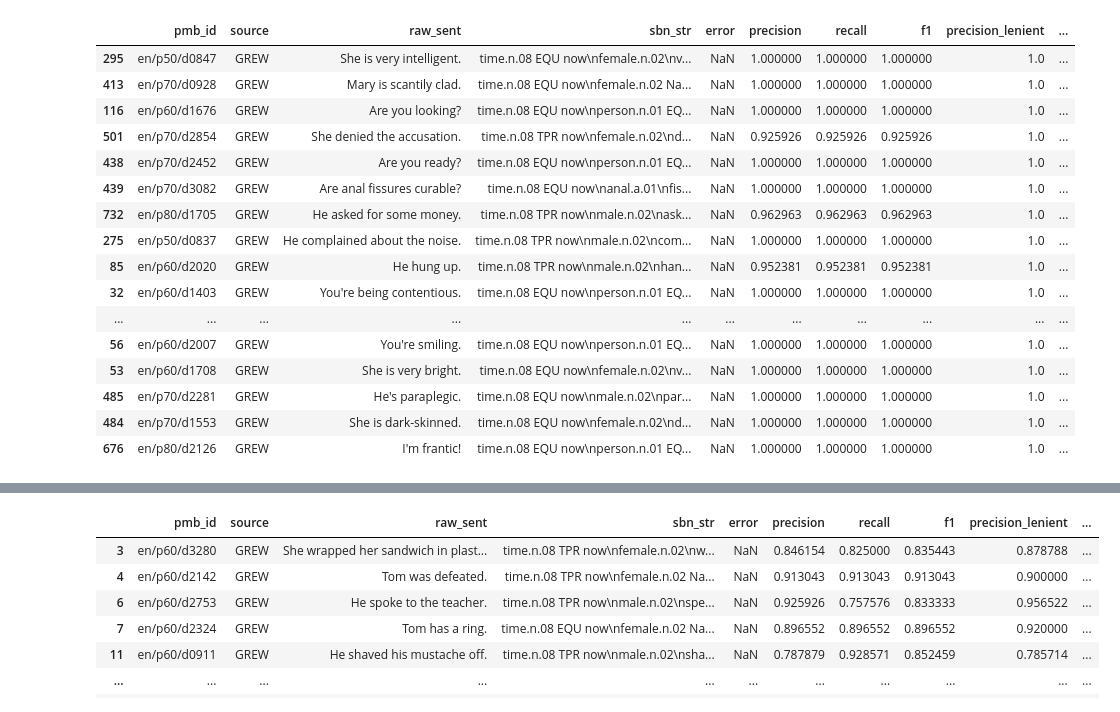
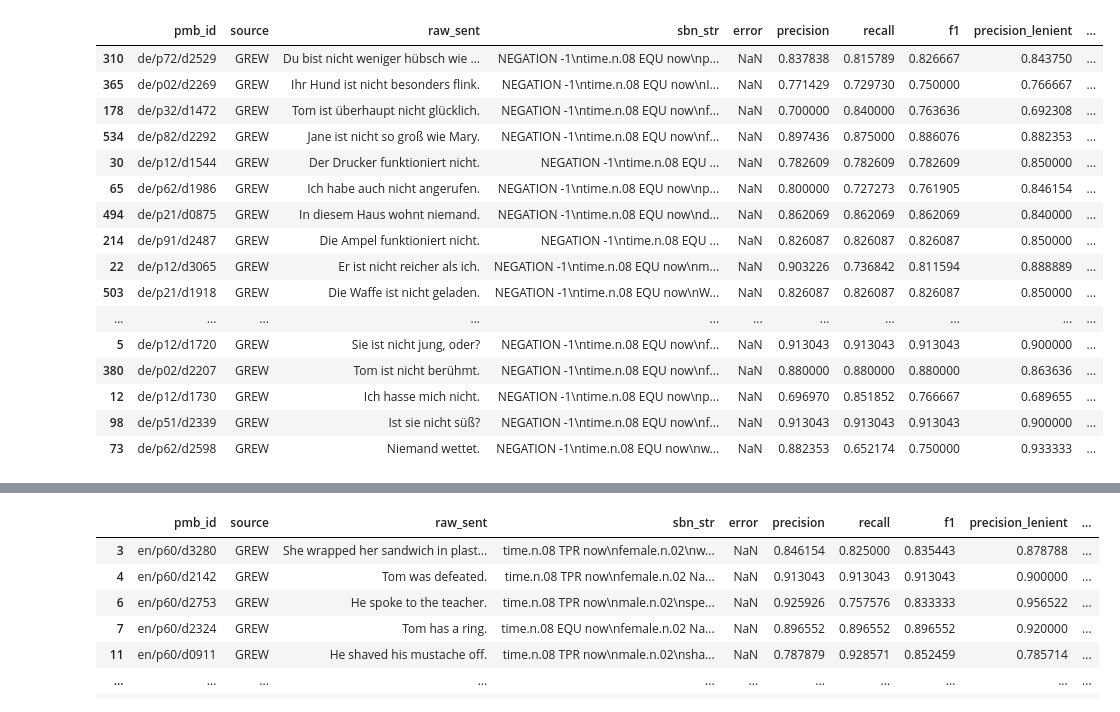
Before and after one commit to WPoelman/ud-boxer, a Jupyter notebook: notebooks/_result_analysis.ipynb, the cells around one changed output, grey strips where cells are left out. Drawn from its saved outputs; the diff is of its cells as text; code cells hidden in the pictures.

```diff
--- a/notebooks/_result_analysis.ipynb
+++ b/notebooks/_result_analysis.ipynb
@@ -2,27 +2,29 @@
 import pandas as pd
 
 # PATH = 'data/results/full_gold_run/en_gold_all.csv'
-PATH = '../data/results/rewrite/eval/results_eval_stanza.csv'
+# PATH = '../data/results/rewrite/en/eval/final_stanza.csv'
+# PATH = '../data/results/rewrite/en/eval/final_stanza.csv'
+PATH = '../data/results/rewrite/de/test/final_trankit.csv'
 
 df = pd.read_csv(PATH)
 # %%
 # Best scoring sentences
-df.sort_values('f1_lenient', ascending=False).head(20)
+df[df.sbn_str.str.contains('NEGATION')].sort_values('f1', ascending=False).head(20).sort_values(by="raw_sent", key=lambda x: x.str.len(), ascending=False)
 # %% [output]
 |  | pmb_id | source | raw_sent | sbn_str | error | precision | recall | f1 | precision_lenient | ... |
-| 295 | en/p50/d0847 | GREW | She is very intelligent. | time.n.08 EQU now\nfemale.n.02\nv... | NaN | 1.000000 | 1.000000 | 1.000000 | 1.0 | ... |
-| 413 | en/p70/d0928 | GREW | Mary is scantily clad. | time.n.08 EQU now\nfemale.n.02 Na... | NaN | 1.000000 | 1.000000 | 1.000000 | 1.0 | ... |
-| 116 | en/p60/d1676 | GREW | Are you looking? | time.n.08 EQU now\nperson.n.01 EQ... | NaN | 1.000000 | 1.000000 | 1.000000 | 1.0 | ... |
-| 501 | en/p70/d2854 | GREW | She denied the accusation. | time.n.08 TPR now\nfemale.n.02\nd... | NaN | 0.925926 | 0.925926 | 0.925926 | 1.0 | ... |
-| 438 | en/p70/d2452 | GREW | Are you ready? | time.n.08 EQU now\nperson.n.01 EQ... | NaN | 1.000000 | 1.000000 | 1.000000 | 1.0 | ... |
-| 439 | en/p70/d3082 | GREW | Are anal fissures curable? | time.n.08 EQU now\nanal.a.01\nfis... | NaN | 1.000000 | 1.000000 | 1.000000 | 1.0 | ... |
-| 732 | en/p80/d1705 | GREW | He asked for some money. | time.n.08 TPR now\nmale.n.02\nask... | NaN | 0.962963 | 0.962963 | 0.962963 | 1.0 | ... |
-| 275 | en/p50/d0837 | GREW | He complained about the noise. | time.n.08 TPR now\nmale.n.02\ncom... | NaN | 1.000000 | 1.000000 | 1.000000 | 1.0 | ... |
-| 85 | en/p60/d2020 | GREW | He hung up. | time.n.08 TPR now\nmale.n.02\nhan... | NaN | 0.952381 | 0.952381 | 0.952381 | 1.0 | ... |
-| 32 | en/p60/d1403 | GREW | You're being contentious. | time.n.08 EQU now\nperson.n.01 EQ... | NaN | 1.000000 | 1.000000 | 1.000000 | 1.0 | ... |
+| 310 | de/p72/d2529 | GREW | Du bist nicht weniger hübsch wie ... | NEGATION -1\ntime.n.08 EQU now\np... | NaN | 0.837838 | 0.815789 | 0.826667 | 0.843750 | ... |
+| 365 | de/p02/d2269 | GREW | Ihr Hund ist nicht besonders flink. | NEGATION -1\ntime.n.08 EQU now\nI... | NaN | 0.771429 | 0.729730 | 0.750000 | 0.766667 | ... |
+| 178 | de/p32/d1472 | GREW | Tom ist überhaupt nicht glücklich. | NEGATION -1\ntime.n.08 EQU now\nf... | NaN | 0.700000 | 0.840000 | 0.763636 | 0.692308 | ... |
+| 534 | de/p82/d2292 | GREW | Jane ist nicht so groß wie Mary. | NEGATION -1\ntime.n.08 EQU now\nf... | NaN | 0.897436 | 0.875000 | 0.886076 | 0.882353 | ... |
+| 30 | de/p12/d1544 | GREW | Der Drucker funktioniert nicht. | NEGATION -1\ntime.n.08 EQU ... | NaN | 0.782609 | 0.782609 | 0.782609 | 0.850000 | ... |
+| 65 | de/p62/d1986 | GREW | Ich habe auch nicht angerufen. | NEGATION -1\ntime.n.08 EQU now\np... | NaN | 0.800000 | 0.727273 | 0.761905 | 0.846154 | ... |
+| 494 | de/p21/d0875 | GREW | In diesem Haus wohnt niemand. | NEGATION -1\ntime.n.08 EQU now\nd... | NaN | 0.862069 | 0.862069 | 0.862069 | 0.840000 | ... |
+| 214 | de/p91/d2487 | GREW | Die Ampel funktioniert nicht. | NEGATION -1\ntime.n.08 EQU ... | NaN | 0.826087 | 0.826087 | 0.826087 | 0.850000 | ... |
+| 22 | de/p12/d3065 | GREW | Er ist nicht reicher als ich. | NEGATION -1\ntime.n.08 EQU now\nm... | NaN | 0.903226 | 0.736842 | 0.811594 | 0.888889 | ... |
+| 503 | de/p21/d1918 | GREW | Die Waffe ist nicht geladen. | NEGATION -1\ntime.n.08 EQU now\nW... | NaN | 0.826087 | 0.826087 | 0.826087 | 0.850000 | ... |
 | ... | ... | ... | ... | ... | ... | ... | ... | ... | ... | ... |
-| 56 | en/p60/d2007 | GREW | You're smiling. | time.n.08 EQU now\nperson.n.01 EQ... | NaN | 1.000000 | 1.000000 | 1.000000 | 1.0 | ... |
-| 53 | en/p60/d1708 | GREW | She is very bright. | time.n.08 EQU now\nfemale.n.02\nv... | NaN | 1.000000 | 1.000000 | 1.000000 | 1.0 | ... |
-| 485 | en/p70/d2281 | GREW | He's paraplegic. | time.n.08 EQU now\nmale.n.02\npar... | NaN | 1.000000 | 1.000000 | 1.000000 | 1.0 | ... |
-| 484 | en/p70/d1553 | GREW | She is dark-skinned. | time.n.08 EQU now\nfemale.n.02\nd... | NaN | 1.000000 | 1.000000 | 1.000000 | 1.0 | ... |
-| 676 | en/p80/d2126 | GREW | I'm frantic! | time.n.08 EQU now\nperson.n.01 EQ... | NaN | 1.000000 | 1.000000 | 1.000000 | 1.0 | ... |
+| 5 | de/p12/d1720 | GREW | Sie ist nicht jung, oder? | NEGATION -1\ntime.n.08 EQU now\nf... | NaN | 0.913043 | 0.913043 | 0.913043 | 0.900000 | ... |
+| 380 | de/p02/d2207 | GREW | Tom ist nicht berühmt. | NEGATION -1\ntime.n.08 EQU now\nf... | NaN | 0.880000 | 0.880000 | 0.880000 | 0.863636 | ... |
+| 12 | de/p12/d1730 | GREW | Ich hasse mich nicht. | NEGATION -1\ntime.n.08 EQU now\np... | NaN | 0.696970 | 0.851852 | 0.766667 | 0.689655 | ... |
+| 98 | de/p51/d2339 | GREW | Ist sie nicht süß? | NEGATION -1\ntime.n.08 EQU now\nf... | NaN | 0.913043 | 0.913043 | 0.913043 | 0.900000 | ... |
+| 73 | de/p62/d2598 | GREW | Niemand wettet. | NEGATION -1\ntime.n.08 EQU now\nw... | NaN | 0.882353 | 0.652174 | 0.750000 | 0.933333 | ... |
```
Also changed, not shown: parts of 1 cell of this notebook, 18 other files.
